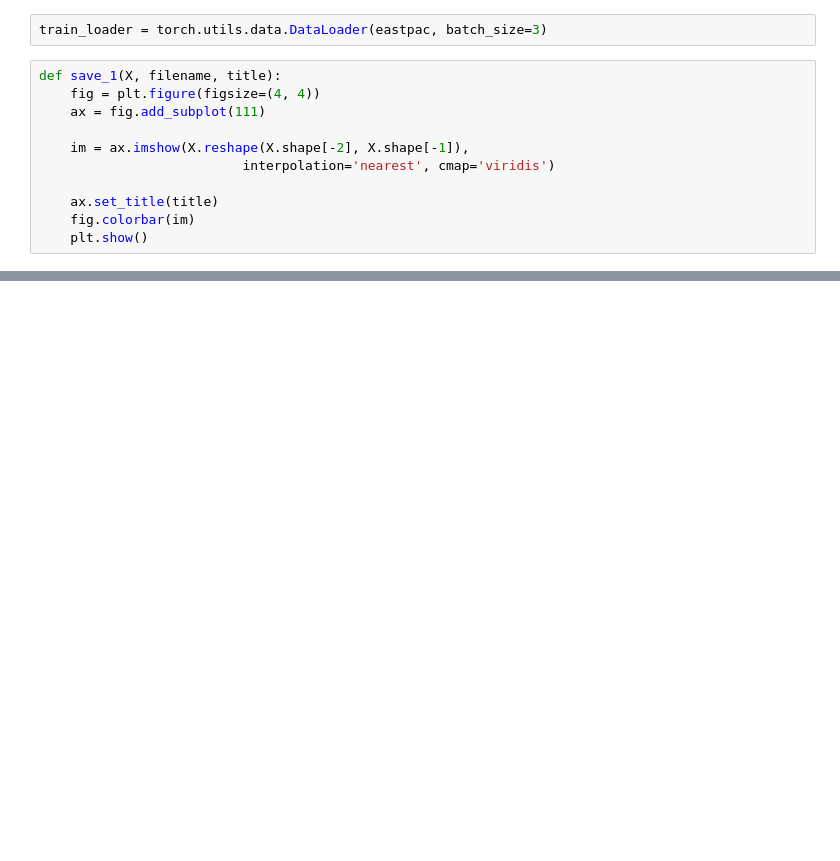
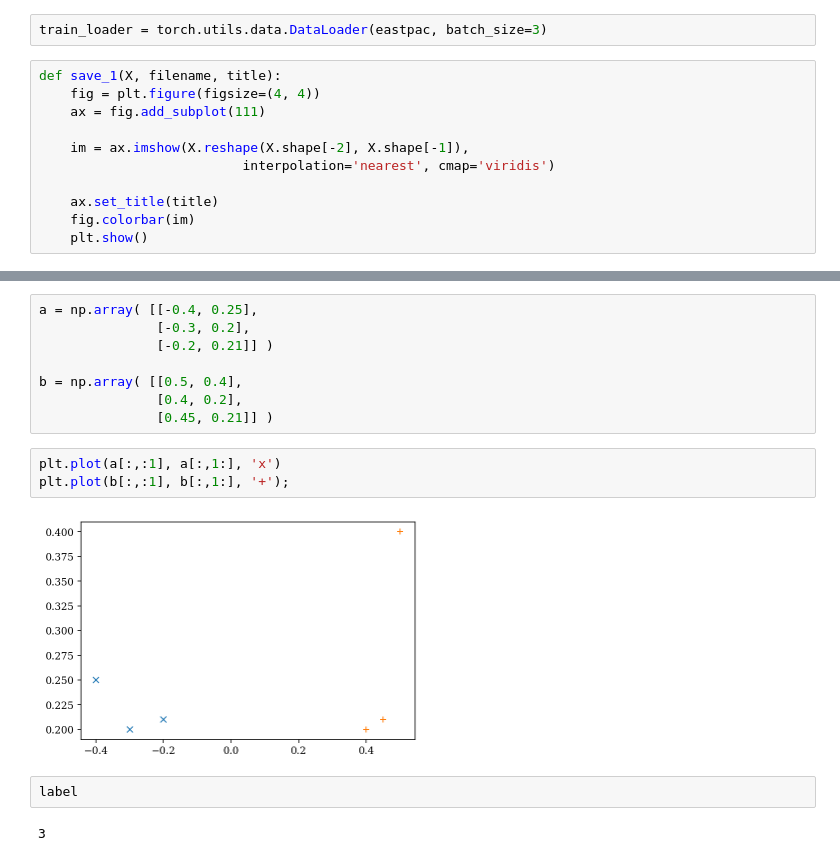
Before and after one commit to stockeh/goes-clustering-study, a Jupyter notebook: kmeans-autoencoder/notebooks/data-analysis.ipynb, the cells around one changed output, grey strips where cells are left out. Cells and saved outputs as stored; diff of their text form; blank space fills up the shorter version.

```diff
--- a/kmeans-autoencoder/notebooks/data-analysis.ipynb
+++ b/kmeans-autoencoder/notebooks/data-analysis.ipynb
@@ -193,0 +227,17 @@ tensor([[[True, True, True,  ..., True, True, True],
+# %%
+a = np.array( [[-0.4, 0.25],
+               [-0.3, 0.2],
+               [-0.2, 0.21]] )
+
+b = np.array( [[0.5, 0.4],
+               [0.4, 0.2],
+               [0.45, 0.21]] )
+# %%
+plt.plot(a[:,:1], a[:,1:], 'x')
+plt.plot(b[:,:1], b[:,1:], '+');
+# %% [output]
+[figure, added]
+# %%
+label
+# %% [output]
+3
```
Also changed, not shown: parts of 23 cells of this notebook, 7 other files.
